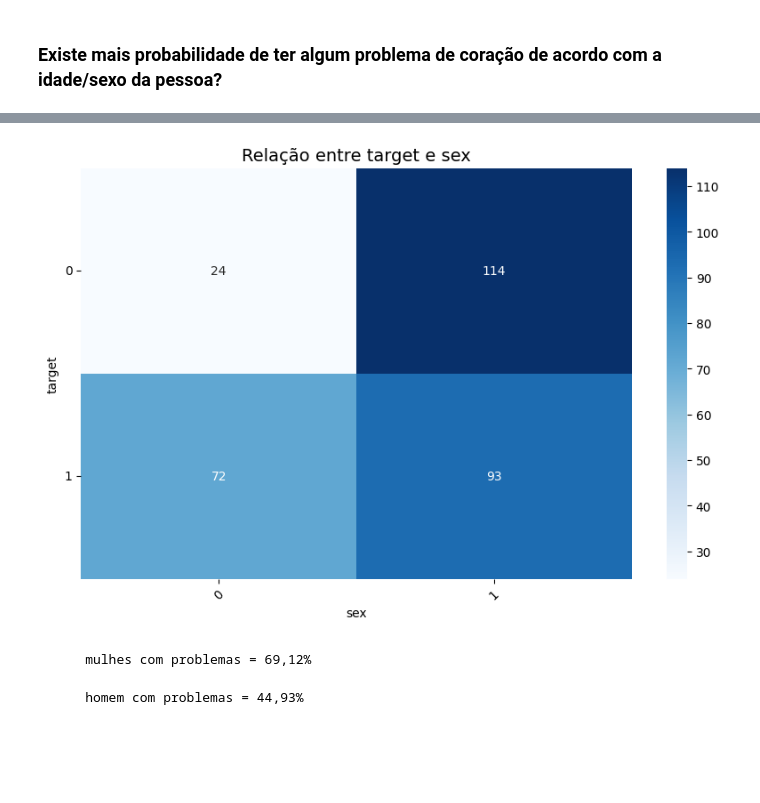
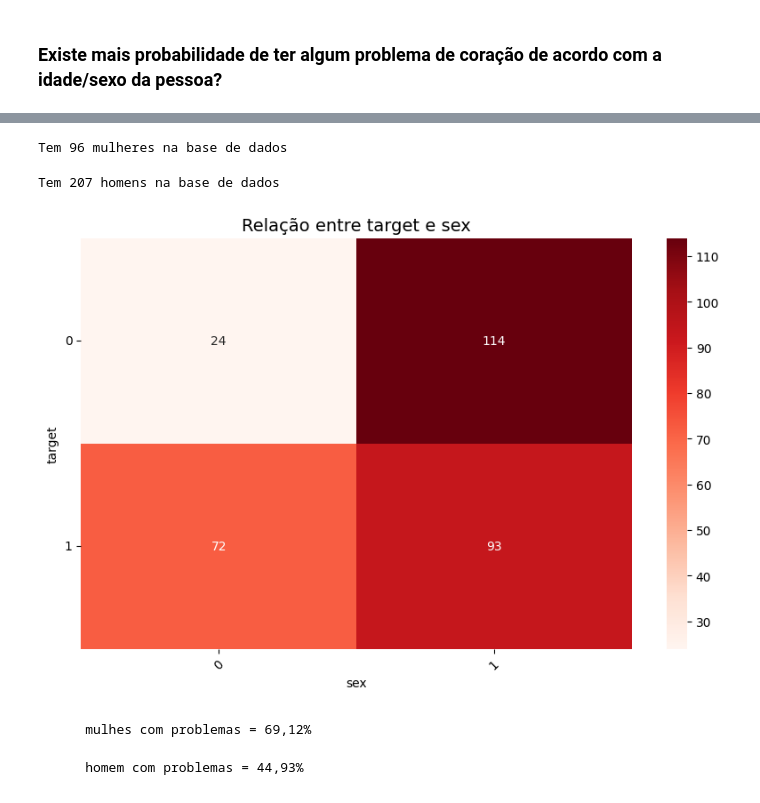
Before and after one commit to vitor1209/AnalisaAI, a Jupyter notebook: coracao/main.ipynb, the cells around one changed output, grey strips where cells are left out. Cells and saved outputs as stored; diff of their text form; code cells hidden in the pictures; blank space fills up the shorter version.

```diff
--- a/coracao/main.ipynb
+++ b/coracao/main.ipynb
@@ -66,15 +72,25 @@ dtype: int64
+# %%
+mulher = bd[bd['sex'] == 0].shape[0]
+print(f'Tem {mulher} mulheres na base de dados')
+# %% [output]
+Tem 96 mulheres na base de dados
+# %%
+homem = bd[bd['sex'] == 1].shape[0]
+print(f'Tem {homem} homens na base de dados')
+# %% [output]
+Tem 207 homens na base de dados
 # %%
 cross_tab = pd.crosstab(bd['target'], bd['sex'])
 
 plt.figure(figsize=(10, 6))
-sns.heatmap(cross_tab, annot=True, cmap='Blues', fmt='d')
+sns.heatmap(cross_tab, annot=True, cmap='Reds', fmt='d')
 
 plt.title('Relação entre target e sex', fontsize=14)
 plt.xticks(rotation=45)
 plt.yticks(rotation=0)
 plt.show()
 # %% [output]
-[figure, old version]
+[figure, new version]
 # %% [markdown]
         mulhes com problemas = 69,12%
 
```
Also changed, not shown: parts of 51 cells of this notebook, 1 other file.
